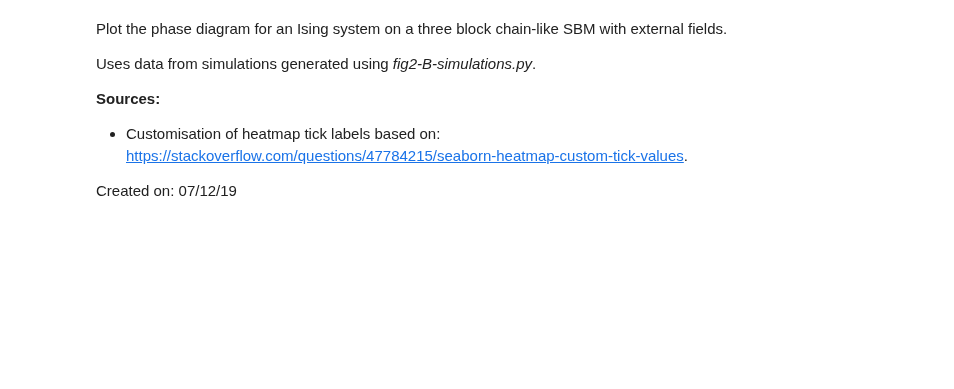
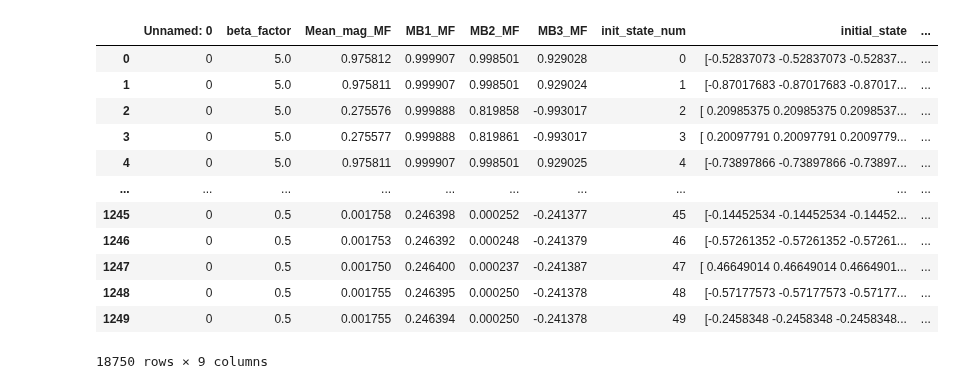
Before and after one commit to MGarrod1/unobserved_spin_influence, a Jupyter notebook: Figure_2_threeblock/figS2-plots.ipynb, the cells around one changed output. Cells and saved outputs as stored; diff of their text form; code cells hidden in the pictures; blank space fills up the shorter version.

```diff
--- a/Figure_2_threeblock/figS2-plots.ipynb
+++ b/Figure_2_threeblock/figS2-plots.ipynb
@@ -1,12 +1,3 @@
-# %% [markdown]
-Plot the phase diagram for an Ising system on a three block chain-like SBM with external fields.
-
-Uses data from simulations generated using *fig2-B-simulations.py*.
-
-**Sources:**
-- Customisation of heatmap tick labels based on: https://stackoverflow.com/questions/47784215/seaborn-heatmap-custom-tick-values.
-
-Created on: 07/12/19
 # %%
 import pandas as pd
 import numpy as np
@@ -41,2 +17,18 @@ for p in range(10) :
 mag_data_MF=mag_data_MF.rename(columns={'graph':'Graph'})
 mag_data_MF['Graph']=[int(k+1) for k in mag_data_MF['Graph'].to_list()]
+# %%
+mag_data_MF
+# %% [output]
+|  | Unnamed: 0 | beta_factor | Mean_mag_MF | MB1_MF | MB2_MF | MB3_MF | init_state_num | initial_state | ... |
+| 0 | 0 | 5.0 | 0.975812 | 0.999907 | 0.998501 | 0.929028 | 0 | [-0.52837073 -0.52837073 -0.52837... | ... |
+| 1 | 0 | 5.0 | 0.975811 | 0.999907 | 0.998501 | 0.929024 | 1 | [-0.87017683 -0.87017683 -0.87017... | ... |
+| 2 | 0 | 5.0 | 0.275576 | 0.999888 | 0.819858 | -0.993017 | 2 | [ 0.20985375 0.20985375 0.2098537... | ... |
+| 3 | 0 | 5.0 | 0.275577 | 0.999888 | 0.819861 | -0.993017 | 3 | [ 0.20097791 0.20097791 0.2009779... | ... |
+| 4 | 0 | 5.0 | 0.975811 | 0.999907 | 0.998501 | 0.929025 | 4 | [-0.73897866 -0.73897866 -0.73897... | ... |
+| ... | ... | ... | ... | ... | ... | ... | ... | ... | ... |
+| 1245 | 0 | 0.5 | 0.001758 | 0.246398 | 0.000252 | -0.241377 | 45 | [-0.14452534 -0.14452534 -0.14452... | ... |
+| 1246 | 0 | 0.5 | 0.001753 | 0.246392 | 0.000248 | -0.241379 | 46 | [-0.57261352 -0.57261352 -0.57261... | ... |
+| 1247 | 0 | 0.5 | 0.001750 | 0.246400 | 0.000237 | -0.241387 | 47 | [ 0.46649014 0.46649014 0.4664901... | ... |
+| 1248 | 0 | 0.5 | 0.001755 | 0.246395 | 0.000250 | -0.241378 | 48 | [-0.57177573 -0.57177573 -0.57177... | ... |
+| 1249 | 0 | 0.5 | 0.001755 | 0.246394 | 0.000250 | -0.241378 | 49 | [-0.2458348 -0.2458348 -0.2458348... | ... |
+18750 rows × 9 columns
```
Also changed, not shown: parts of 7 cells of this notebook.
